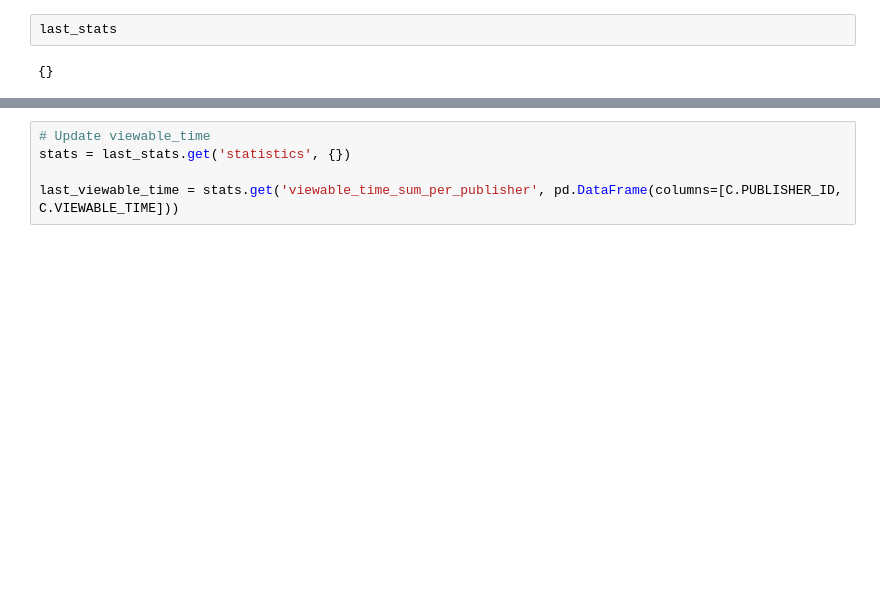
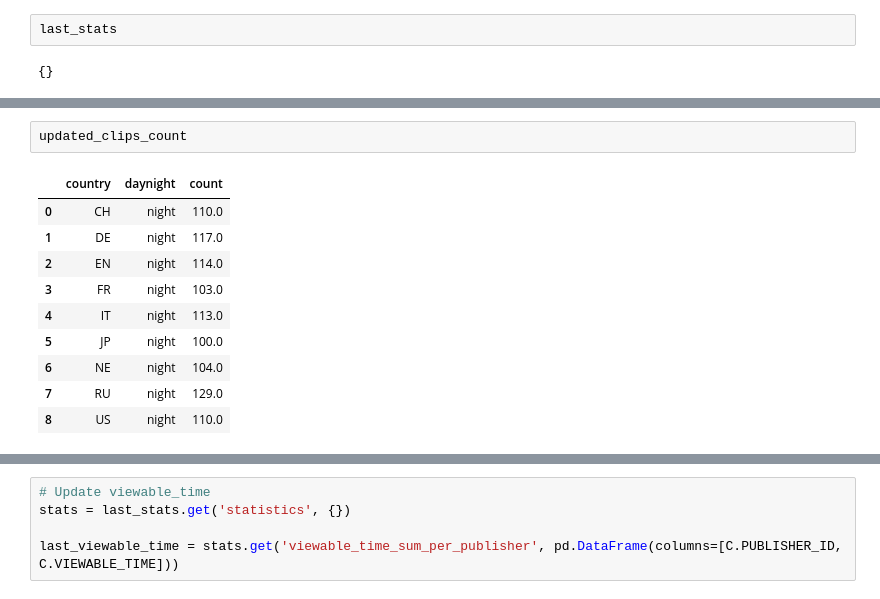
Before and after one commit to gianmarcodonetti/redis-pubsub-dec, a Jupyter notebook: notebook/Subscriber.ipynb, the cells around one changed output, grey strips where cells are left out. Saved outputs shown, nothing was run; the diff lists cells and outputs as text; blank space fills up the shorter version.

```diff
--- a/notebook/Subscriber.ipynb
+++ b/notebook/Subscriber.ipynb
@@ -181,0 +236,13 @@ last_stats
+# %%
+updated_clips_count
+# %% [output]
+|  | country | daynight | count |
+| 0 | CH | night | 110.0 |
+| 1 | DE | night | 117.0 |
+| 2 | EN | night | 114.0 |
+| 3 | FR | night | 103.0 |
+| 4 | IT | night | 113.0 |
+| 5 | JP | night | 100.0 |
+| 6 | NE | night | 104.0 |
+| 7 | RU | night | 129.0 |
+| 8 | US | night | 110.0 |
```
Also changed, not shown: parts of 22 cells of this notebook, 4 other files.
